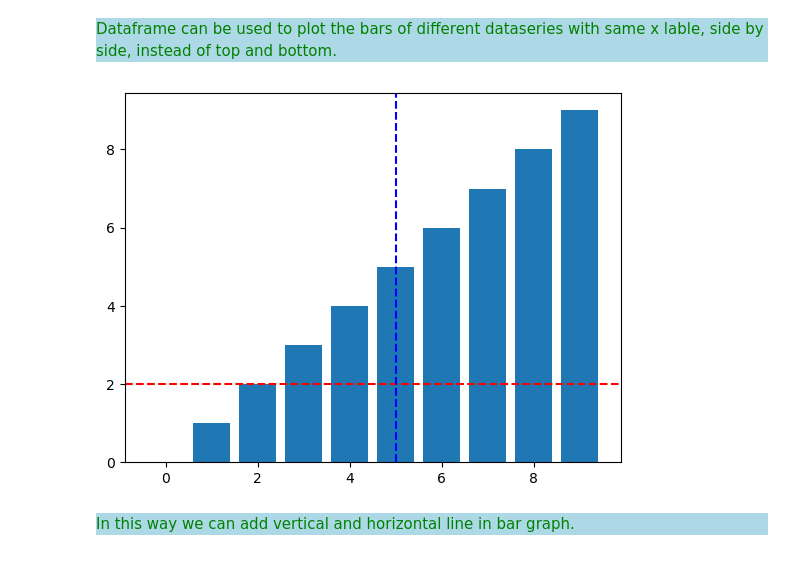
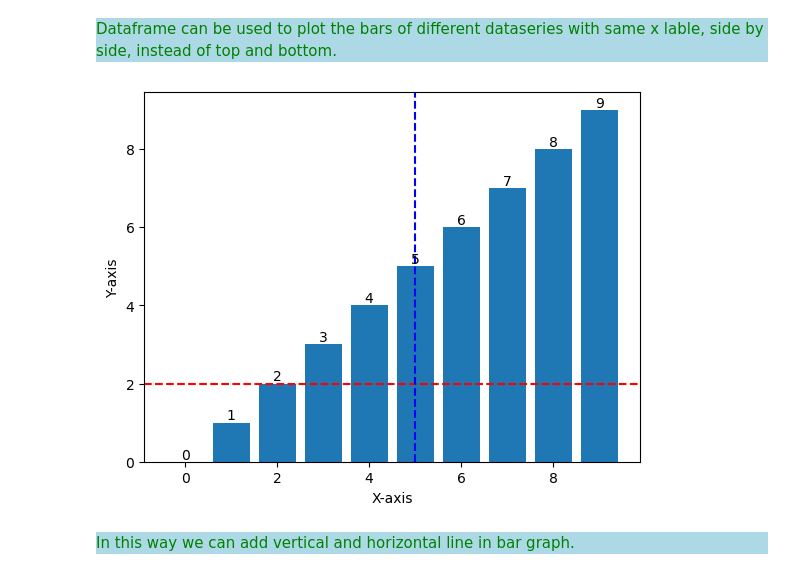
Before and after one commit to Kartika-Nidhi/Libraries_for_DS, a Jupyter notebook: Matplotlib.ipynb, the cells around one changed output. Drawn from its saved outputs; the diff is of its cells as text; code cells hidden in the pictures.

```diff
--- a/Matplotlib.ipynb
+++ b/Matplotlib.ipynb
@@ -91,15 +91,20 @@ plt.show()
 # %% [markdown]
 <div style = "background-color:lightblue; color:green">Dataframe can be used to plot the bars of different dataseries with same x lable, side by side, instead of top and bottom.
 # %%
-plt.bar(np.arange(10),np.arange(10))
-plt.xlabel = 'X-axis'
-plt.ylabel = 'Y-axis'
+x = np.arange(10)
+y = np.arange(10)
+plt.bar( x ,y)
+plt.xlabel('X-axis')
+plt.ylabel('Y-axis')
 
 plt.axhline(y = 2, color = 'red', linestyle = '--')
 plt.axvline(x = 5, color = 'blue', linestyle = '--')
 
+for i in range(len(x)):
+    plt.text(x[i], y[i], str(y[i]), ha = 'center', va = 'bottom')
+
 plt.show()
 # %% [output]
-[figure, old version]
+[figure, new version]
 # %% [markdown]
 <div style = "background-color:lightblue; color:green">In this way we can add vertical and horizontal line in bar graph.
```
Also changed, not shown: parts of 6 cells of this notebook, 1 other file.
